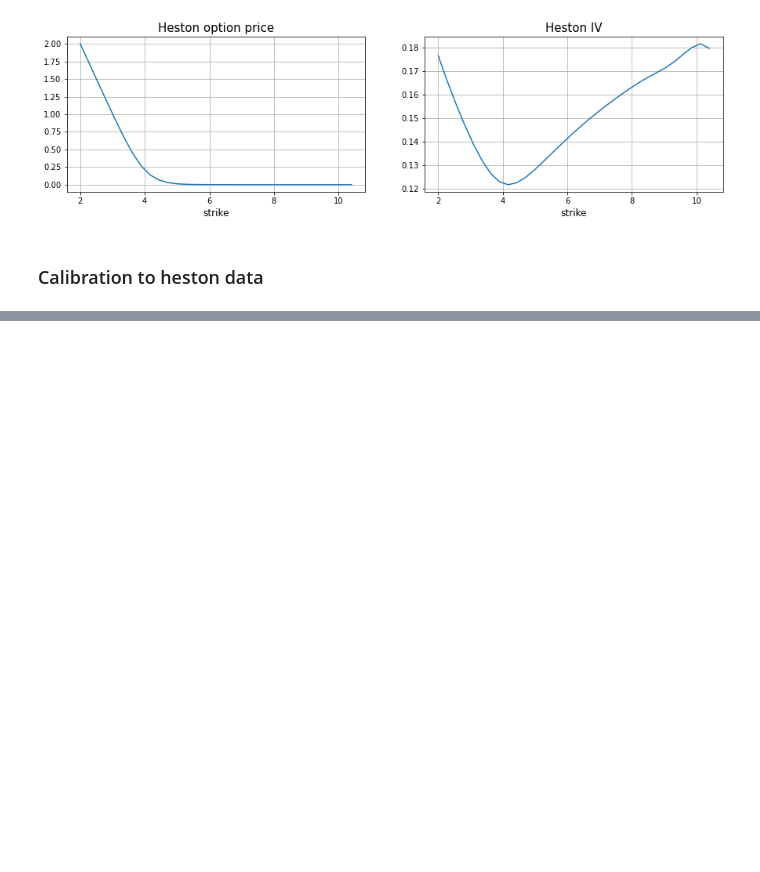
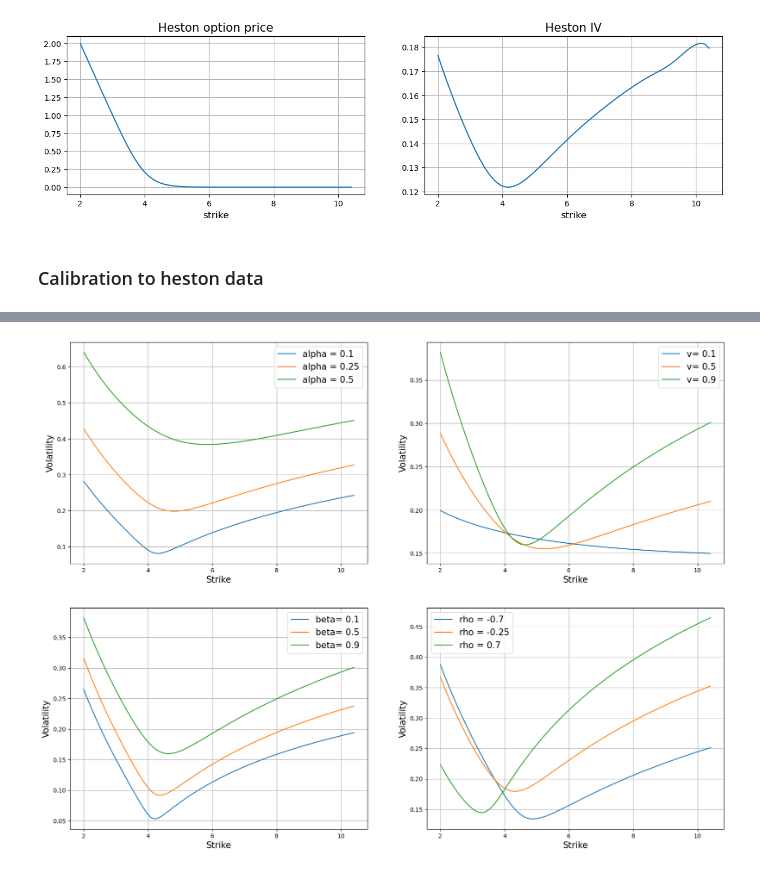
Before and after one commit to dolmatovas/CryptoOptionCalibration, a Jupyter notebook: sabr calibration examples.ipynb, the cells around one changed output, grey strips where cells are left out. Cells and saved outputs as stored; diff of their text form; code cells hidden in the pictures; blank space fills up the shorter version.

```diff
--- a/sabr calibration examples.ipynb
+++ b/sabr calibration examples.ipynb
@@ -201,0 +205,88 @@ error in iv = 5.4021%
+# %%
+#sabr model parameters
+alpha_0 = 0.2
+v_0 = 0.9
+beta_0 = 0.9
+rho_0 = -0.5
+
+sabr_params_0 = np.asarray([alpha_0, v_0, beta_0, rho_0])
+
+#market params
+r = 0
+F = 4.0
+T = 1.123
+
+#strikes
+Kn = F * np.linspace(0.5, 2.6, 65)
+# %%
+#plotting IV
+
+plt.figure(figsize=(20, 15))
+alphas = [0.1, 0.25, 0.5]
+vs     = [0.1, 0.5, 0.9]
+betas  = [0.1, 0.5, 0.9]
+rhos   = [-0.7, -0.25, 0.7]
+
+
+i = 1
+for alpha in alphas:
+    sabr_params = np.asarray([alpha, v_0, beta_0, rho_0])
+    sabr = SABR(sabr_params, r)
+    c, iv = sabr(Kn, F, T)
+
+    ax = plt.subplot(2, 2, i)
+
+    ax.plot(Kn, iv, label=f'alpha = {alpha}')
+    #ax.grid()
+    ax.legend(fontsize=15)
+    ax.set_xlabel('Strike', fontsize=15)
+    ax.set_ylabel('Volatility', fontsize=15)
+ax.grid(True)
+i += 1
+
+for v in vs:
+    sabr_params = np.asarray([alpha_0, v, beta_0, rho_0])
+    sabr = SABR(sabr_params, r)
+    c, iv = sabr(Kn, F, T)
+
+    ax = plt.subplot(2, 2, i)
+
+    ax.plot(Kn, iv, label=f'v= {v}')
+    #ax.grid()
+    ax.legend(fontsize=15)
+    ax.set_xlabel('Strike', fontsize=15)
+    ax.set_ylabel('Volatility', fontsize=15)
+ax.grid(True)
+i += 1
+
+for beta in betas:
+    sabr_params = np.asarray([alpha_0, v_0, beta, rho_0])
+    sabr = SABR(sabr_params, r)
+    c, iv = sabr(Kn, F, T)
+
+    ax = plt.subplot(2, 2, i)
+
+    ax.plot(Kn, iv, label=f'beta= {beta}')
+    #ax.grid()
+    ax.legend(fontsize=15)
+    ax.set_xlabel('Strike', fontsize=15)
+    ax.set_ylabel('Volatility', fontsize=15)
+ax.grid(True)
+i += 1
+
+for rho in rhos:
+    sabr_params = np.asarray([alpha_0, v_0, beta_0, rho])
+    sabr = SABR(sabr_params, r)
+    c, iv = sabr(Kn, F, T)
+
+    ax = plt.subplot(2, 2, i)
+
+    ax.plot(Kn, iv, label=f'rho = {rho}')
+
+    ax.legend(fontsize=15)
+    ax.set_xlabel('Strike', fontsize=15)
+    ax.set_ylabel('Volatility', fontsize=15)
+ax.grid(True)
+plt.show()
+# %% [output]
+[figure, added]
```
Also changed, not shown: parts of 24 cells of this notebook, 7 other files.
